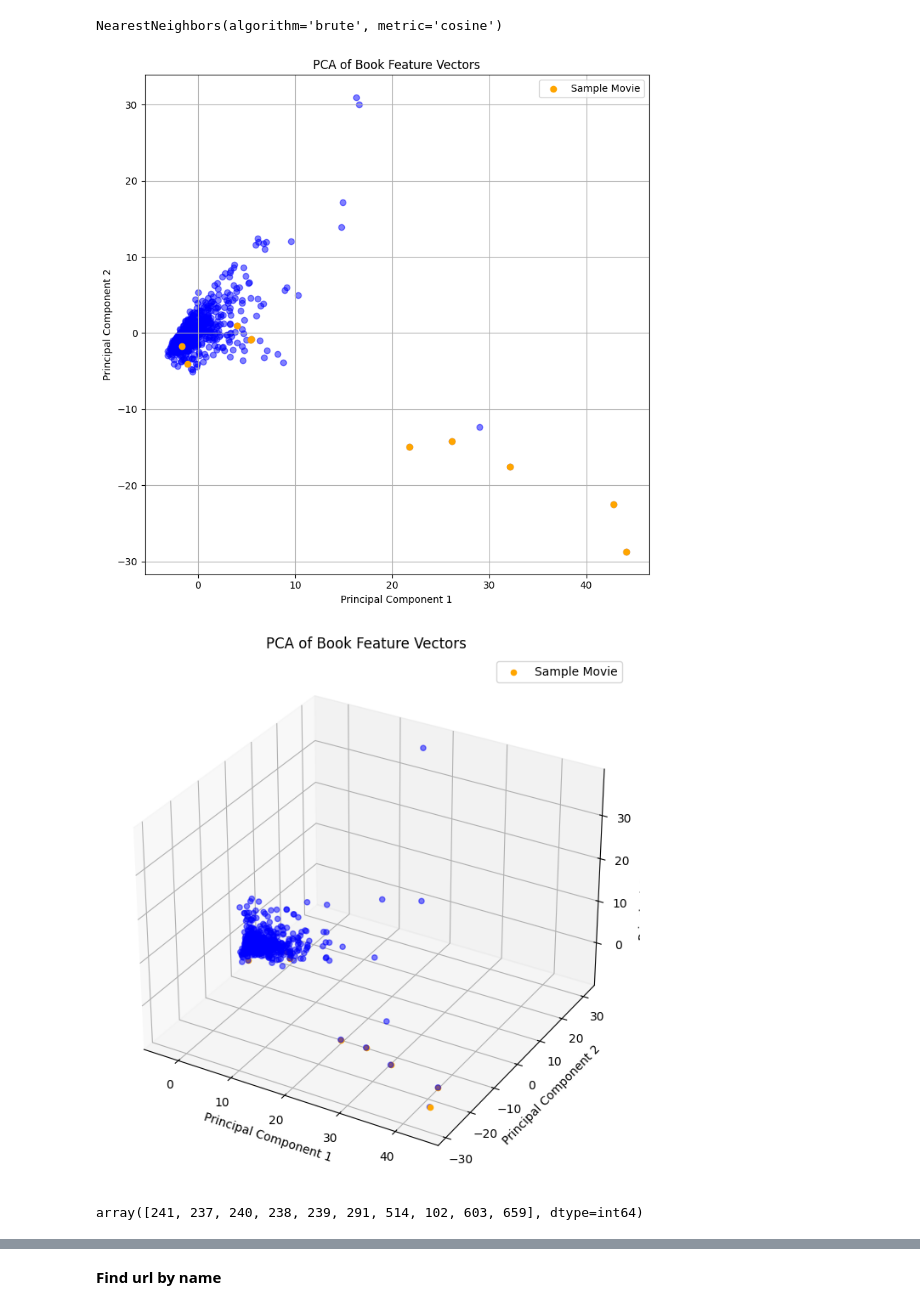
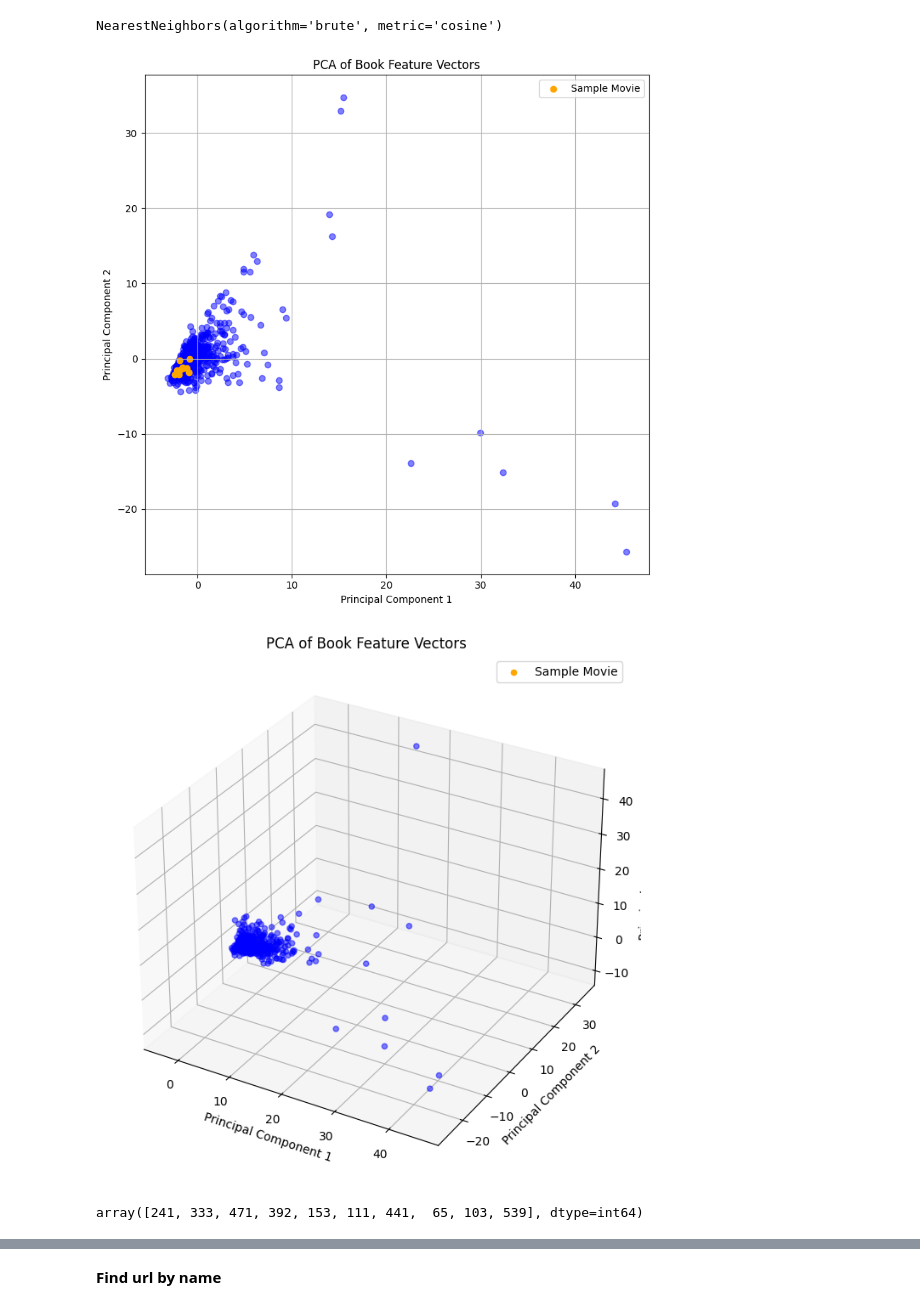
Before and after one commit to quang2719/Book-Recommend-System---SIC-Capston-Project, a Jupyter notebook: main.ipynb, the cells around one changed output, grey strips where cells are left out. Saved outputs shown, nothing was run; the diff lists cells and outputs as text; code cells hidden in the pictures.

```diff
--- a/main.ipynb
+++ b/main.ipynb
@@ -541,3 +541,11 @@ book_pivot
 book_pivot.shape
 # %% [output]
 (742, 888)
+# %%
+from sklearn.model_selection import train_test_split
+
+train_pivot, test_pivot = train_test_split(book_pivot, test_size=0.2, random_state=42)
+
+# Kiểm tra kích thước của các tập dữ liệu
+print(f"Train shape: {train_pivot.shape}")
+print(f"Test shape: {test_pivot.shape}")
@@ -544,3 +555,3 @@ book_pivot.shape
 # %%
-book_pivot.fillna(0, inplace=True)
+train_pivot.fillna(0, inplace=True)
 # %%
@@ -638,12 +658,12 @@ from sklearn.preprocessing import StandardScaler
 from sklearn.neighbors import NearestNeighbors
 from scipy.sparse import csr_matrix
 
-# Assuming book_pivot is already created
+# Assuming train_pivot is already created
 # Fill NaN values with 0 (or you can use another strategy)
-book_pivot_filled = book_pivot.fillna(0)
+train_pivot_filled = train_pivot.fillna(0)
 
-# Convert book_pivot to a sparse matrix
-book_sparse = csr_matrix(book_pivot_filled)
+# Convert train_pivot to a sparse matrix
+book_sparse = csr_matrix(train_pivot_filled)
 
 # Train KNN
 knn = NearestNeighbors(metric='cosine', algorithm='brute')
@@ -661,37 +681,37 @@ similar_movies_indices = indices.flatten()
 
 # Standardize the data
 scaler = StandardScaler()
-book_pivot_scaled = scaler.fit_transform(book_pivot_filled)
+train_pivot_scaled = scaler.fit_transform(train_pivot_filled)
 # %%
 # Perform PCA to reduce to 2 dimensions
 pca = PCA(n_components=2)
-book_pivot_pca = pca.fit_transform(book_pivot_scaled)
+train_pivot_pca = pca.fit_transform(train_pivot_scaled)
 
 # Create a DataFrame for the PCA results
-pca_df = pd.DataFrame(book_pivot_pca, index=book_pivot_filled.index, columns=['PC1', 'PC2'])
+pca_df = pd.DataFrame(train_pivot_pca, index=train_pivot_filled.index, columns=['PC1', 'PC2'])
 
 # Plotting the PCA results
 plt.figure(figsize=(8, 8))
 
 # Plot all points in blue
 plt.scatter(pca_df['PC1'], pca_df['PC2'], alpha=0.5, color='blue')
 
 # Highlight the sample movie in orange
 plt.scatter(pca_df['PC1'].iloc[sample_movie_index], pca_df['PC2'].iloc[sample_movie_index], color='orange', label='Sample Movie')
 
 # Highlight the similar movies in orange
 for idx in similar_movies_indices[1:]:  # Skip the first one as it is the sample movie itself
     plt.scatter(pca_df['PC1'].iloc[idx], pca_df['PC2'].iloc[idx], color='orange')
 
 plt.xlabel('Principal Component 1')
 plt.ylabel('Principal Component 2')
 plt.title('PCA of Book Feature Vectors')
 plt.grid(True)
 plt.tight_layout()
 plt.legend()
 plt.show()
 # %% [output]
-[figure, old version]
+[figure, new version]
 # %%
 import pandas as pd
 import matplotlib.pyplot as plt
@@ -703,10 +723,10 @@ from mpl_toolkits.mplot3d import Axes3D
 
 # Perform PCA to reduce to 3 dimensions
 pca = PCA(n_components=3)
-book_pivot_pca = pca.fit_transform(book_pivot_scaled)
+train_pivot_pca = pca.fit_transform(train_pivot_scaled)
 
 # Create a DataFrame for the PCA results
-pca_df = pd.DataFrame(book_pivot_pca, index=book_pivot_filled.index, columns=['PC1', 'PC2', 'PC3'])
+pca_df = pd.DataFrame(train_pivot_pca, index=train_pivot_filled.index, columns=['PC1', 'PC2', 'PC3'])
 
 # Plotting the PCA results in 3D
 fig = plt.figure(figsize=(12, 8))
@@ -729,10 +749,10 @@ ax.set_title('PCA of Book Feature Vectors')
 ax.legend()
 plt.show()
 # %% [output]
-[figure, old version]
+[figure, new version]
 # %%
 similar_movies_indices
 # %% [output]
-array([241, 237, 240, 238, 239, 291, 514, 102, 603, 659], dtype=int64)
+array([241, 333, 471, 392, 153, 111, 441,  65, 103, 539], dtype=int64)
 # %%
 # Assuming similar_movies_indices is already defined
```
Also changed, not shown: parts of 25 cells of this notebook, 4 other files.
